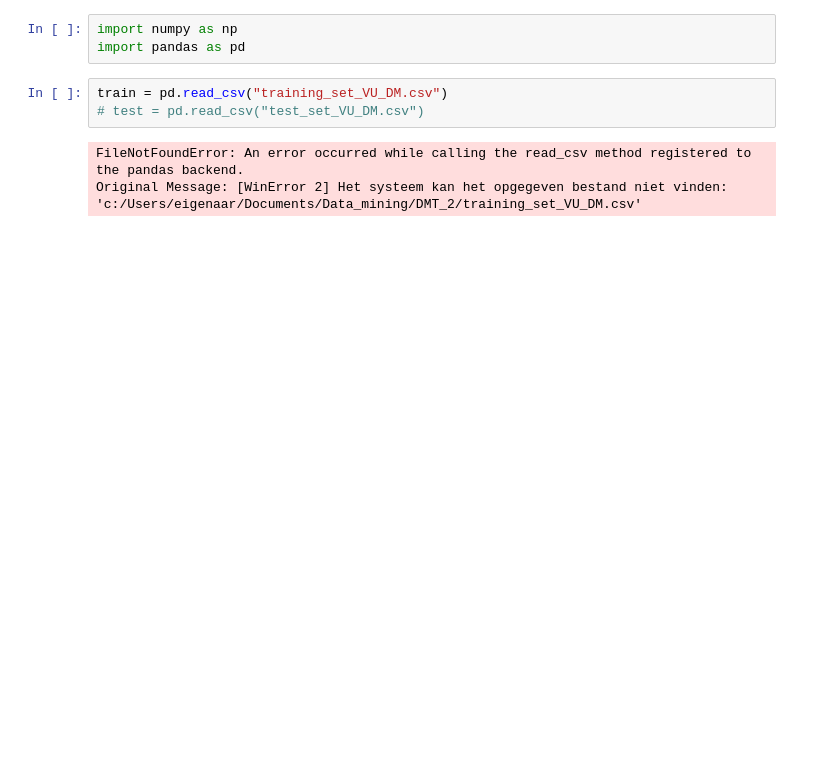
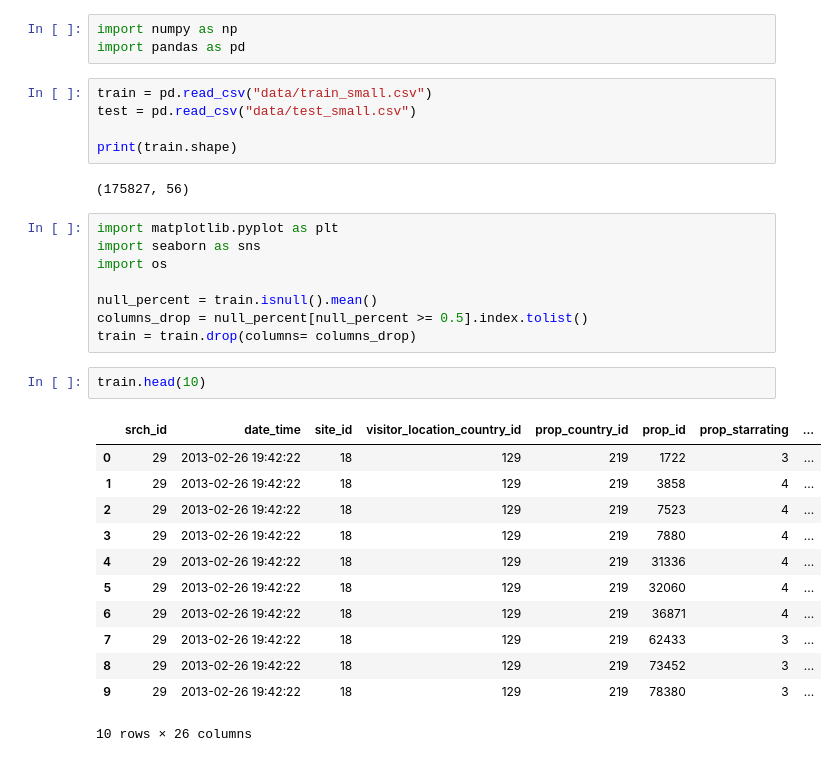
Before and after one commit to IOuadah/DMT_2, a Jupyter notebook: zizi.ipynb, the cells around one changed output. Cells and saved outputs as stored; diff of their text form; blank space fills up the shorter version.

```diff
--- a/zizi.ipynb
+++ b/zizi.ipynb
@@ -14,8 +9,32 @@ KeyboardInterrupt:
 import numpy as np
 import pandas as pd
 # %%
-train = pd.read_csv("training_set_VU_DM.csv")
-# test = pd.read_csv("test_set_VU_DM.csv")
+train = pd.read_csv("data/train_small.csv")
+test = pd.read_csv("data/test_small.csv")
+
+print(train.shape)
 # %% [output]
-FileNotFoundError: An error occurred while calling the read_csv method registered to the pandas backend.
-Original Message: [WinError 2] Het systeem kan het opgegeven bestand niet vinden: 'c:/Users/eigenaar/Documents/Data_mining/DMT_2/training_set_VU_DM.csv'
+(175827, 56)
+# %%
+import matplotlib.pyplot as plt
+import seaborn as sns
+import os
+
+null_percent = train.isnull().mean()
+columns_drop = null_percent[null_percent >= 0.5].index.tolist()
+train = train.drop(columns= columns_drop)
+# %%
+train.head(10)
+# %% [output]
+|  | srch_id | date_time | site_id | visitor_location_country_id | prop_country_id | prop_id | prop_starrating | ... |
+| 0 | 29 | 2013-02-26 19:42:22 | 18 | 129 | 219 | 1722 | 3 | ... |
+| 1 | 29 | 2013-02-26 19:42:22 | 18 | 129 | 219 | 3858 | 4 | ... |
+| 2 | 29 | 2013-02-26 19:42:22 | 18 | 129 | 219 | 7523 | 4 | ... |
+| 3 | 29 | 2013-02-26 19:42:22 | 18 | 129 | 219 | 7880 | 4 | ... |
+| 4 | 29 | 2013-02-26 19:42:22 | 18 | 129 | 219 | 31336 | 4 | ... |
+| 5 | 29 | 2013-02-26 19:42:22 | 18 | 129 | 219 | 32060 | 4 | ... |
+| 6 | 29 | 2013-02-26 19:42:22 | 18 | 129 | 219 | 36871 | 4 | ... |
+| 7 | 29 | 2013-02-26 19:42:22 | 18 | 129 | 219 | 62433 | 3 | ... |
+| 8 | 29 | 2013-02-26 19:42:22 | 18 | 129 | 219 | 73452 | 3 | ... |
+| 9 | 29 | 2013-02-26 19:42:22 | 18 | 129 | 219 | 78380 | 3 | ... |
+10 rows × 26 columns
```
Also changed, not shown: parts of 8 cells of this notebook.
